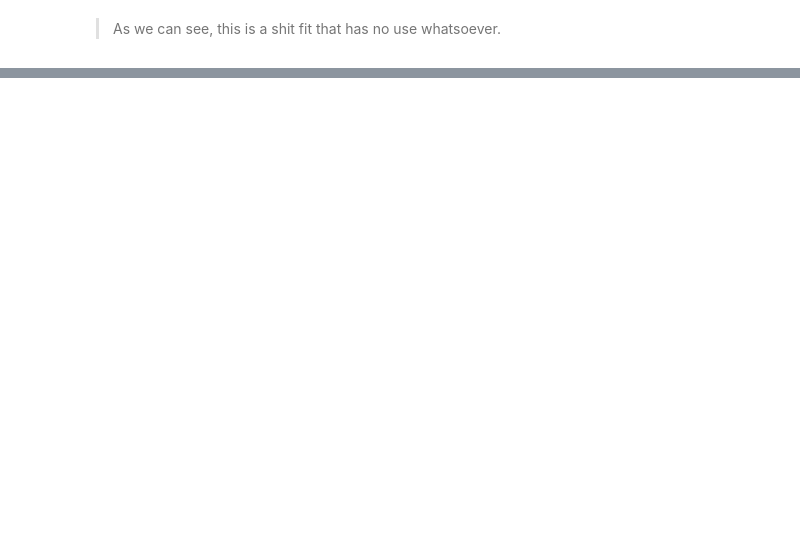
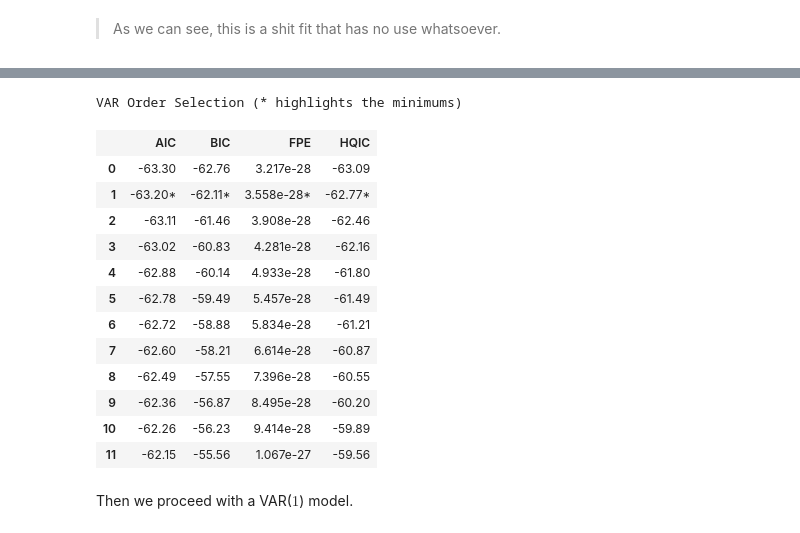
Before and after one commit to adevrent/wqu_mscfe, a Jupyter notebook: Financial Econometrics/M6/BTCH_ETH_var2model.ipynb, the cells around one changed output, grey strips where cells are left out. Saved outputs shown, nothing was run; the diff lists cells and outputs as text; code cells hidden in the pictures; blank space fills up the shorter version.

```diff
--- a/Financial Econometrics/M6/BTCH_ETH_var2model.ipynb
+++ b/Financial Econometrics/M6/BTCH_ETH_var2model.ipynb
@@ -211,0 +259,20 @@ log_df.iloc[:, -2:].plot()
+# %%
+log_df_VAR = VAR(log_df)
+log_df_VAR.select_order(maxlags=12, trend="n").summary()
+# %% [output]
+VAR Order Selection (* highlights the minimums)
+|  | AIC | BIC | FPE | HQIC |
+| 0 | -63.30 | -62.76 | 3.217e-28 | -63.09 |
+| 1 | -63.20* | -62.11* | 3.558e-28* | -62.77* |
+| 2 | -63.11 | -61.46 | 3.908e-28 | -62.46 |
+| 3 | -63.02 | -60.83 | 4.281e-28 | -62.16 |
+| 4 | -62.88 | -60.14 | 4.933e-28 | -61.80 |
+| 5 | -62.78 | -59.49 | 5.457e-28 | -61.49 |
+| 6 | -62.72 | -58.88 | 5.834e-28 | -61.21 |
+| 7 | -62.60 | -58.21 | 6.614e-28 | -60.87 |
+| 8 | -62.49 | -57.55 | 7.396e-28 | -60.55 |
+| 9 | -62.36 | -56.87 | 8.495e-28 | -60.20 |
+| 10 | -62.26 | -56.23 | 9.414e-28 | -59.89 |
+| 11 | -62.15 | -55.56 | 1.067e-27 | -59.56 |
+# %% [markdown]
+Then we proceed with a VAR($1$) model.
```
Also changed, not shown: parts of 21 cells of this notebook.
